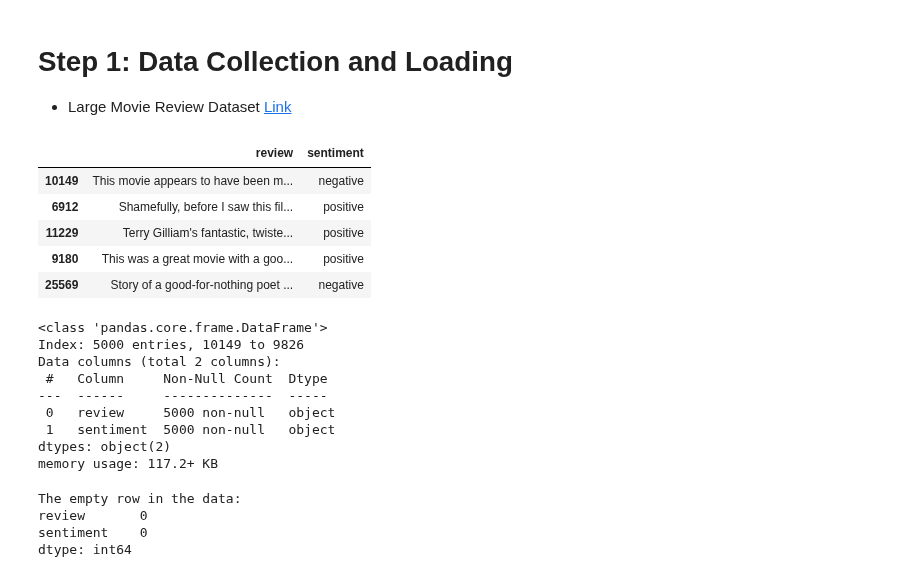
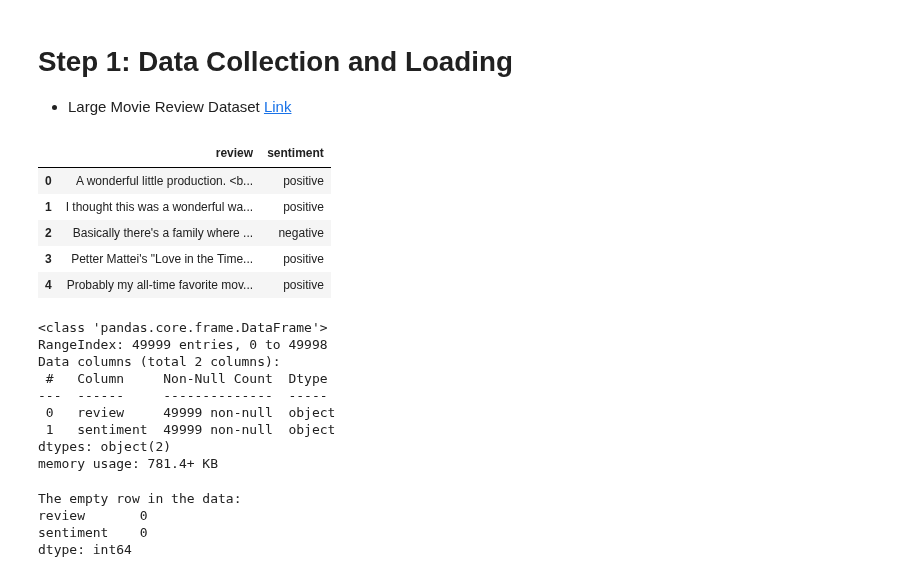
Before and after one commit to fatimagulomova/iu-projects, a Jupyter notebook: DLBAIPNLP01/sentiment-analysis-on-movie-reviews.ipynb, the cells around one changed output. Drawn from its saved outputs; the diff is of its cells as text; code cells hidden in the pictures.

```diff
--- a/DLBAIPNLP01/sentiment-analysis-on-movie-reviews.ipynb
+++ b/DLBAIPNLP01/sentiment-analysis-on-movie-reviews.ipynb
@@ -72,32 +81,32 @@ FILE = '/kaggle/input/imdb-dataset-of-50k-movie-reviews/IMDB Dataset.csv'
 * Large Movie Review Dataset [Link](https://www.kaggle.com/datasets/lakshmi25npathi/imdb-dataset-of-50k-movie-reviews/data)
 # %%
 data = pd.read_csv(FILE)
-df_full = pd.DataFrame(data)
+df = pd.DataFrame(data)
 
-df_full.drop([0], axis=0, inplace=True)
-df_full.reset_index(drop=True, inplace=True)
+df.drop([0], axis=0, inplace=True)
+df.reset_index(drop=True, inplace=True)
 
-df = df_full.sample(frac=0.1)
+# df = df_full.sample(frac=1)
 df.head()
 # %% [output]
 |  | review | sentiment |
-| 10149 | This movie appears to have been m... | negative |
-| 6912 | Shamefully, before I saw this fil... | positive |
-| 11229 | Terry Gilliam's fantastic, twiste... | positive |
-| 9180 | This was a great movie with a goo... | positive |
-| 25569 | Story of a good-for-nothing poet ... | negative |
+| 0 | A wonderful little production. <b... | positive |
+| 1 | I thought this was a wonderful wa... | positive |
+| 2 | Basically there's a family where ... | negative |
+| 3 | Petter Mattei's "Love in the Time... | positive |
+| 4 | Probably my all-time favorite mov... | positive |
 # %%
 df.info()
 # %% [output]
 <class 'pandas.core.frame.DataFrame'>
-Index: 5000 entries, 10149 to 9826
+RangeIndex: 49999 entries, 0 to 49998
 Data columns (total 2 columns):
  #   Column     Non-Null Count  Dtype
 ---  ------     --------------  -----
- 0   review     5000 non-null   object
- 1   sentiment  5000 non-null   object
+ 0   review     49999 non-null  object
+ 1   sentiment  49999 non-null  object
 dtypes: object(2)
-memory usage: 117.2+ KB
+memory usage: 781.4+ KB
 # %%
 print(f"The empty row in the data: \n{df.isnull().sum()}")
 # %% [output]
```
Also changed, not shown: parts of 41 cells of this notebook.
